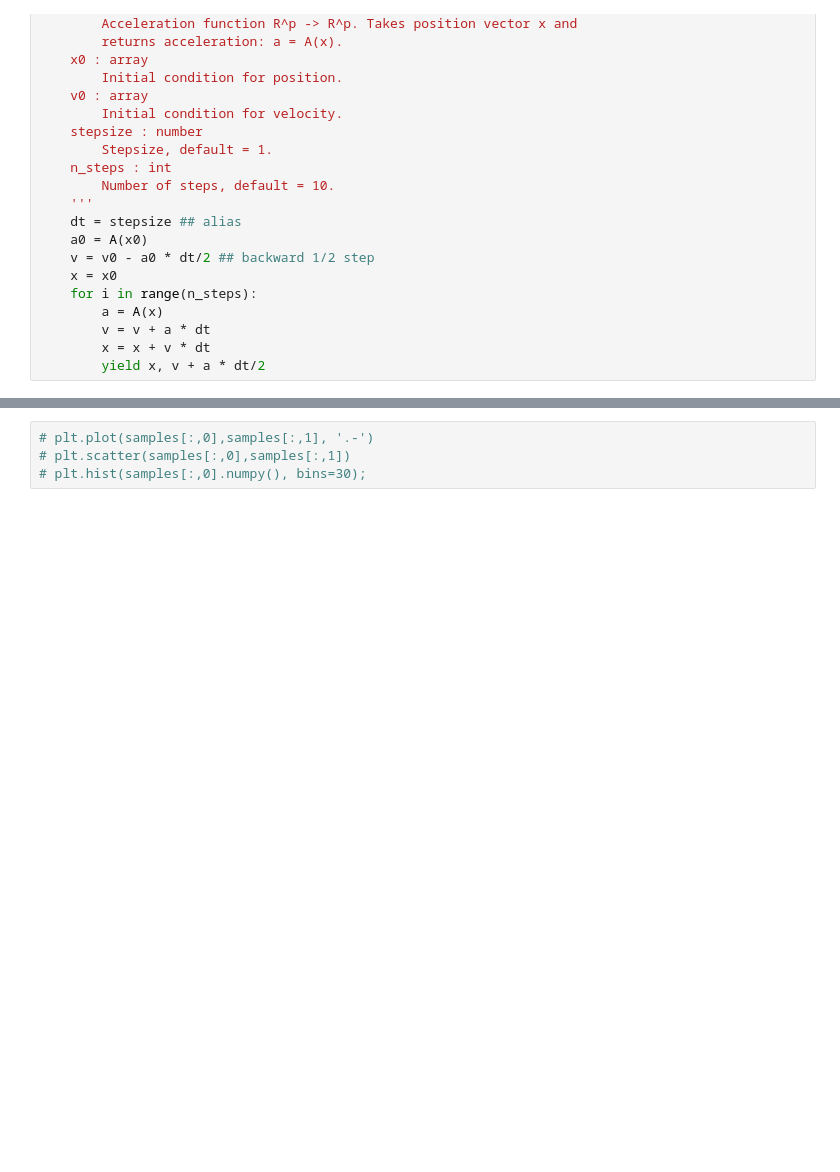
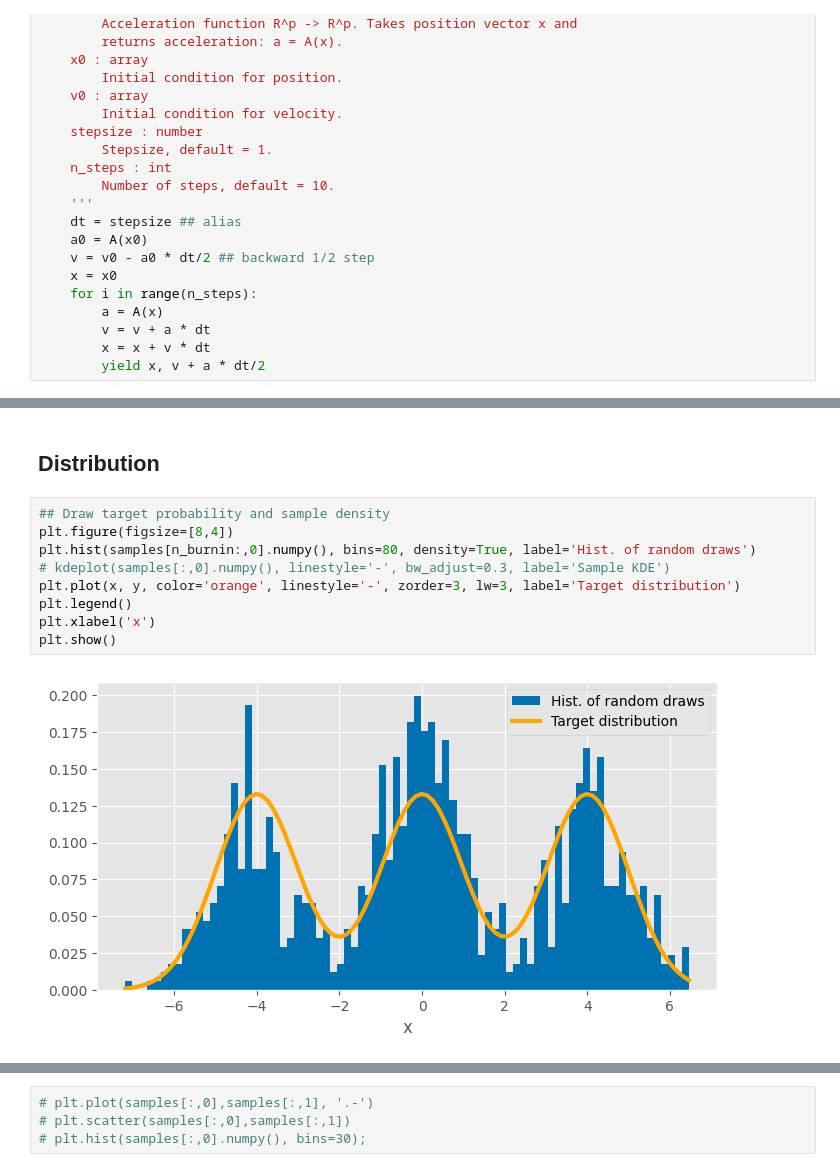
Before and after one commit to tiga1231/hamiltonian-monte-carlo, a Jupyter notebook: main.ipynb, the cells around one changed output, grey strips where cells are left out. Drawn from its saved outputs; the diff is of its cells as text; blank space fills up the shorter version.

```diff
--- a/main.ipynb
+++ b/main.ipynb
@@ -169,0 +181,13 @@ plt.show()
+# %% [markdown]
+## Distribution
+# %%
+## Draw target probability and sample density
+plt.figure(figsize=[8,4])
+plt.hist(samples[n_burnin:,0].numpy(), bins=80, density=True, label='Hist. of random draws')
+# kdeplot(samples[:,0].numpy(), linestyle='-', bw_adjust=0.3, label='Sample KDE')
+plt.plot(x, y, color='orange', linestyle='-', zorder=3, lw=3, label='Target distribution')
+plt.legend()
+plt.xlabel('x')
+plt.show()
+# %% [output]
+[figure, added]
```
Also changed, not shown: parts of 12 cells of this notebook.
